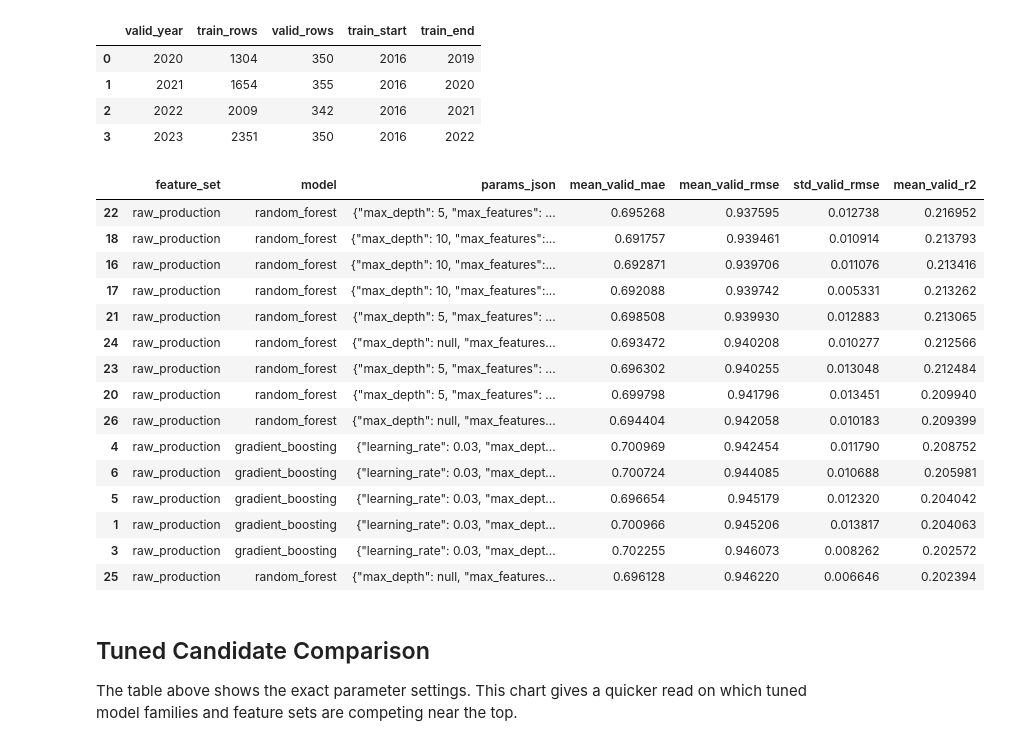
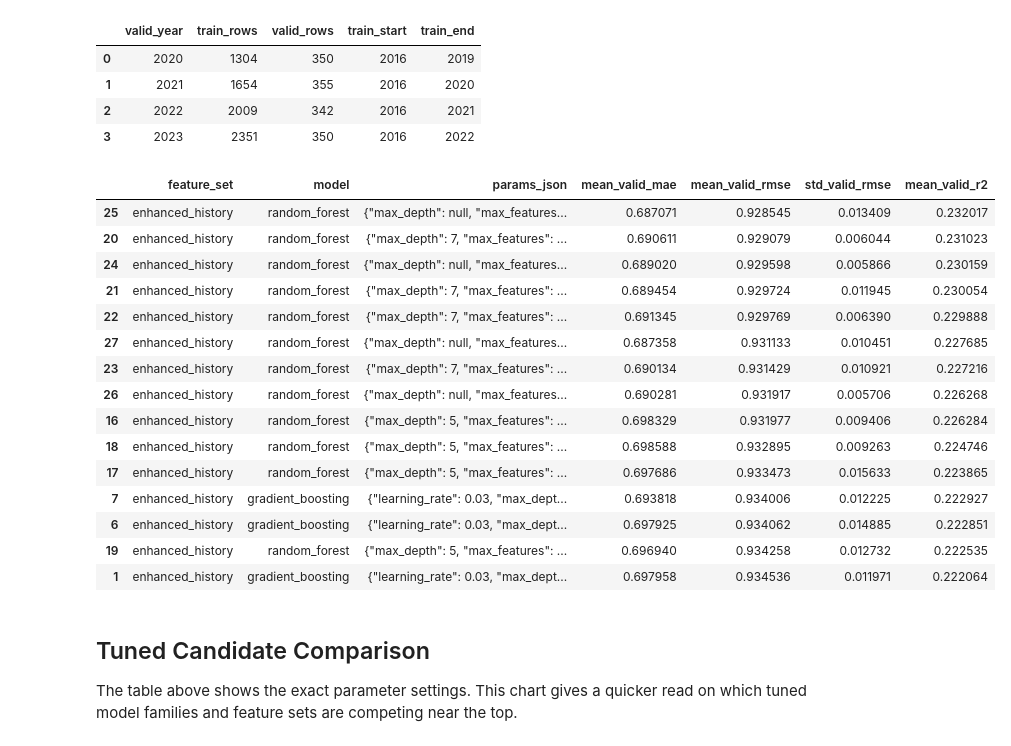
Before and after one commit to kylelevesque12/nfl-player-value-analysis, a Jupyter notebook: notebooks/05_predictive_modeling.ipynb, the cells around one changed output. Cells and saved outputs as stored; diff of their text form; code cells hidden in the pictures.

```diff
--- a/notebooks/05_predictive_modeling.ipynb
+++ b/notebooks/05_predictive_modeling.ipynb
@@ -507,25 +573,25 @@ tuning_grids = {
     },
     "random_forest": {
         "n_estimators": [300],
-        "max_depth": [5, 10, None],
-        "min_samples_leaf": [3, 10],
-        "max_features": ["sqrt", 0.75]
+        "max_depth": [5, 7, None],
+        "min_samples_leaf": [10, 20],
+        "max_features": [0.5, 0.75]
     },
     "gradient_boosting": {
-        "n_estimators": [100, 250],
-        "learning_rate": [0.03, 0.07],
+        "n_estimators": [100, 200],
+        "learning_rate": [0.03, 0.05],
         "max_depth": [2, 3],
-        "min_samples_leaf": [5, 15],
+        "min_samples_leaf": [10, 20],
         "subsample": [0.8]
     }
 }
 
-# Profile-only models are useful as a baseline, but tuning focuses on feature sets
-# that contain football production signals.
+# Tuning focuses on the production feature set currently used by the report and
+# the enhanced-history version that adds prior seasons. This directly answers
+# whether the multi-year feature upgrade helps after tuning.
 tuning_feature_sets = [
     "raw_production",
-    "standardized_value",
-    "usage_efficiency"
+    "enhanced_history",
 ]
 
 tuning_records = []
@@ -548,48 +614,48 @@ for feature_set_name in tuning_feature_sets:
                 valid_pred = pipeline.predict(fold_valid[feature_cols])
                 valid_metrics = evaluate_predictions(fold_valid[target], valid_pred)
 
                 tuning_records.append({
                     "feature_set": feature_set_name,
                     "model": model_name,
                     "params_json": params_json,
                     "valid_year": fold["valid_year"],
                     "valid_mae": valid_metrics["mae"],
                     "valid_rmse": valid_metrics["rmse"],
                     "valid_r2": valid_metrics["r2"]
                 })
 
 tuning_fold_results_df = pd.DataFrame(tuning_records)
 
 tuning_results_df = (
     tuning_fold_results_df
     .groupby(["feature_set", "model", "params_json"], as_index=False)
     .agg(
         mean_valid_mae=("valid_mae", "mean"),
         mean_valid_rmse=("valid_rmse", "mean"),
         std_valid_rmse=("valid_rmse", "std"),
         mean_valid_r2=("valid_r2", "mean")
     )
     .sort_values(["mean_valid_rmse", "std_valid_rmse"])
 )
 
 tuning_results_df.head(15)
 # %% [output]
 |  | feature_set | model | params_json | mean_valid_mae | mean_valid_rmse | std_valid_rmse | mean_valid_r2 |
-| 22 | raw_production | random_forest | {"max_depth": 5, "max_features": ... | 0.695268 | 0.937595 | 0.012738 | 0.216952 |
-| 18 | raw_production | random_forest | {"max_depth": 10, "max_features":... | 0.691757 | 0.939461 | 0.010914 | 0.213793 |
-| 16 | raw_production | random_forest | {"max_depth": 10, "max_features":... | 0.692871 | 0.939706 | 0.011076 | 0.213416 |
-| 17 | raw_production | random_forest | {"max_depth": 10, "max_features":... | 0.692088 | 0.939742 | 0.005331 | 0.213262 |
-| 21 | raw_production | random_forest | {"max_depth": 5, "max_features": ... | 0.698508 | 0.939930 | 0.012883 | 0.213065 |
-| 24 | raw_production | random_forest | {"max_depth": null, "max_features... | 0.693472 | 0.940208 | 0.010277 | 0.212566 |
-| 23 | raw_production | random_forest | {"max_depth": 5, "max_features": ... | 0.696302 | 0.940255 | 0.013048 | 0.212484 |
-| 20 | raw_production | random_forest | {"max_depth": 5, "max_features": ... | 0.699798 | 0.941796 | 0.013451 | 0.209940 |
-| 26 | raw_production | random_forest | {"max_depth": null, "max_features... | 0.694404 | 0.942058 | 0.010183 | 0.209399 |
-| 4 | raw_production | gradient_boosting | {"learning_rate": 0.03, "max_dept... | 0.700969 | 0.942454 | 0.011790 | 0.208752 |
-| 6 | raw_production | gradient_boosting | {"learning_rate": 0.03, "max_dept... | 0.700724 | 0.944085 | 0.010688 | 0.205981 |
-| 5 | raw_production | gradient_boosting | {"learning_rate": 0.03, "max_dept... | 0.696654 | 0.945179 | 0.012320 | 0.204042 |
-| 1 | raw_production | gradient_boosting | {"learning_rate": 0.03, "max_dept... | 0.700966 | 0.945206 | 0.013817 | 0.204063 |
-| 3 | raw_production | gradient_boosting | {"learning_rate": 0.03, "max_dept... | 0.702255 | 0.946073 | 0.008262 | 0.202572 |
-| 25 | raw_production | random_forest | {"max_depth": null, "max_features... | 0.696128 | 0.946220 | 0.006646 | 0.202394 |
+| 25 | enhanced_history | random_forest | {"max_depth": null, "max_features... | 0.687071 | 0.928545 | 0.013409 | 0.232017 |
+| 20 | enhanced_history | random_forest | {"max_depth": 7, "max_features": ... | 0.690611 | 0.929079 | 0.006044 | 0.231023 |
+| 24 | enhanced_history | random_forest | {"max_depth": null, "max_features... | 0.689020 | 0.929598 | 0.005866 | 0.230159 |
+| 21 | enhanced_history | random_forest | {"max_depth": 7, "max_features": ... | 0.689454 | 0.929724 | 0.011945 | 0.230054 |
+| 22 | enhanced_history | random_forest | {"max_depth": 7, "max_features": ... | 0.691345 | 0.929769 | 0.006390 | 0.229888 |
+| 27 | enhanced_history | random_forest | {"max_depth": null, "max_features... | 0.687358 | 0.931133 | 0.010451 | 0.227685 |
+| 23 | enhanced_history | random_forest | {"max_depth": 7, "max_features": ... | 0.690134 | 0.931429 | 0.010921 | 0.227216 |
+| 26 | enhanced_history | random_forest | {"max_depth": null, "max_features... | 0.690281 | 0.931917 | 0.005706 | 0.226268 |
+| 16 | enhanced_history | random_forest | {"max_depth": 5, "max_features": ... | 0.698329 | 0.931977 | 0.009406 | 0.226284 |
+| 18 | enhanced_history | random_forest | {"max_depth": 5, "max_features": ... | 0.698588 | 0.932895 | 0.009263 | 0.224746 |
+| 17 | enhanced_history | random_forest | {"max_depth": 5, "max_features": ... | 0.697686 | 0.933473 | 0.015633 | 0.223865 |
+| 7 | enhanced_history | gradient_boosting | {"learning_rate": 0.03, "max_dept... | 0.693818 | 0.934006 | 0.012225 | 0.222927 |
+| 6 | enhanced_history | gradient_boosting | {"learning_rate": 0.03, "max_dept... | 0.697925 | 0.934062 | 0.014885 | 0.222851 |
+| 19 | enhanced_history | random_forest | {"max_depth": 5, "max_features": ... | 0.696940 | 0.934258 | 0.012732 | 0.222535 |
+| 1 | enhanced_history | gradient_boosting | {"learning_rate": 0.03, "max_dept... | 0.697958 | 0.934536 | 0.011971 | 0.222064 |
 # %% [markdown]
 ## Tuned Candidate Comparison
 
```
Also changed, not shown: parts of 19 cells of this notebook, 8 other files.
